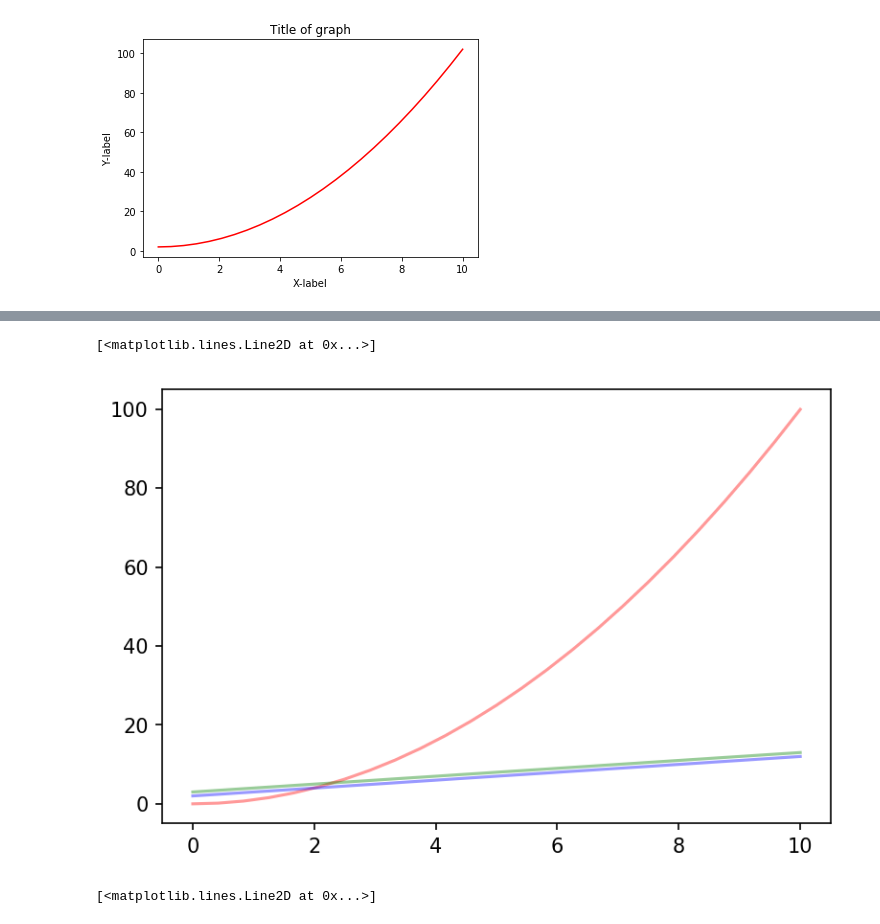
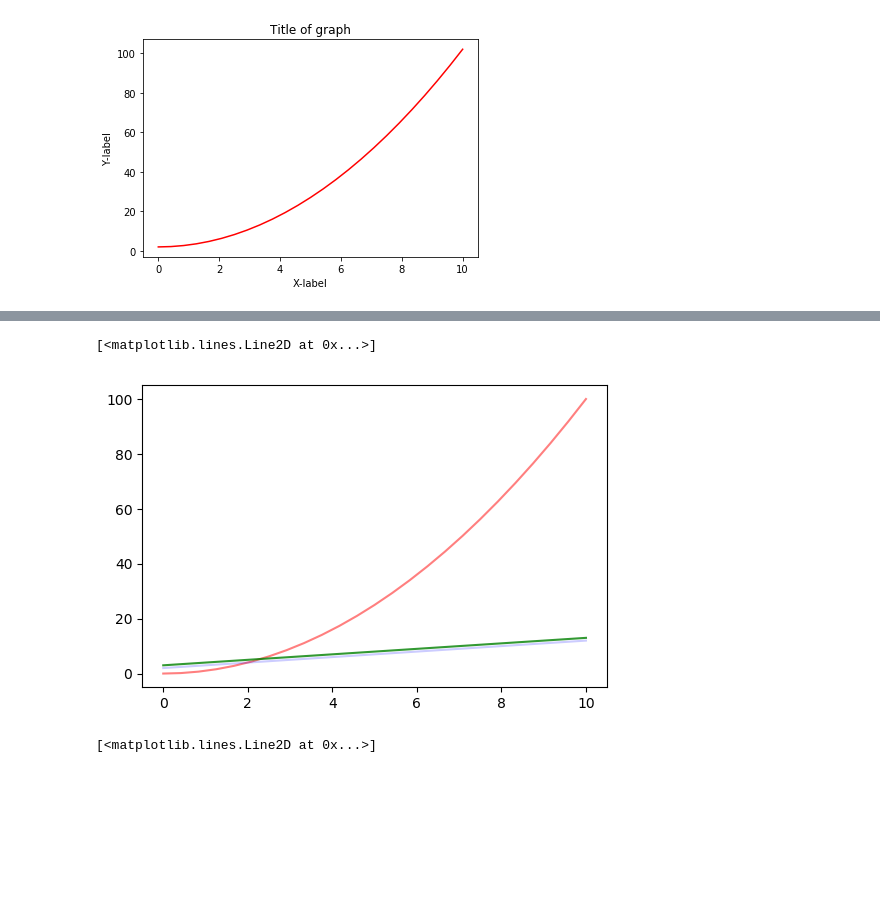
Before and after one commit to Abisola-ds/Python-Libraries-for-data-science, a Jupyter notebook: Matplotlib.ipynb, the cells around one changed output, grey strips where cells are left out. Saved outputs shown, nothing was run; the diff lists cells and outputs as text; code cells hidden in the pictures; blank space fills up the shorter version.

```diff
--- a/Matplotlib.ipynb
+++ b/Matplotlib.ipynb
@@ -73,11 +117,12 @@ axes.legend(["y = x**2", "y = x**3"], loc = 2) #loc specifies where you want the
 # %%
 #In matplotlib, you can set other properties such as line colors, transperency, and more
-fig, axes = plt.subplots(dpi = 150)
-axes.plot(x, x**2, color = "red", alpha = .4) #alpha sets the transparency
-axes.plot(x, x+2, color = "blue", alpha = .4)
-axes.plot(x, x+3, color = "green", alpha = .4)
+
+fig, axes = plt.subplots(dpi = 100)
+axes.plot(x, x**2, color = "red", alpha = .5)                    #alpha sets the transparency
+axes.plot(x, x+2, color = "blue", alpha = .2)
+axes.plot(x, x+3, color = "green", alpha = .8)
 # %% [output]
 [<matplotlib.lines.Line2D at 0x...>]
-[figure, old version]
+[figure, new version]
 # %%
 fig, ax = plt.subplots(dpi = 100)
```
Also changed, not shown: parts of 23 cells of this notebook.
